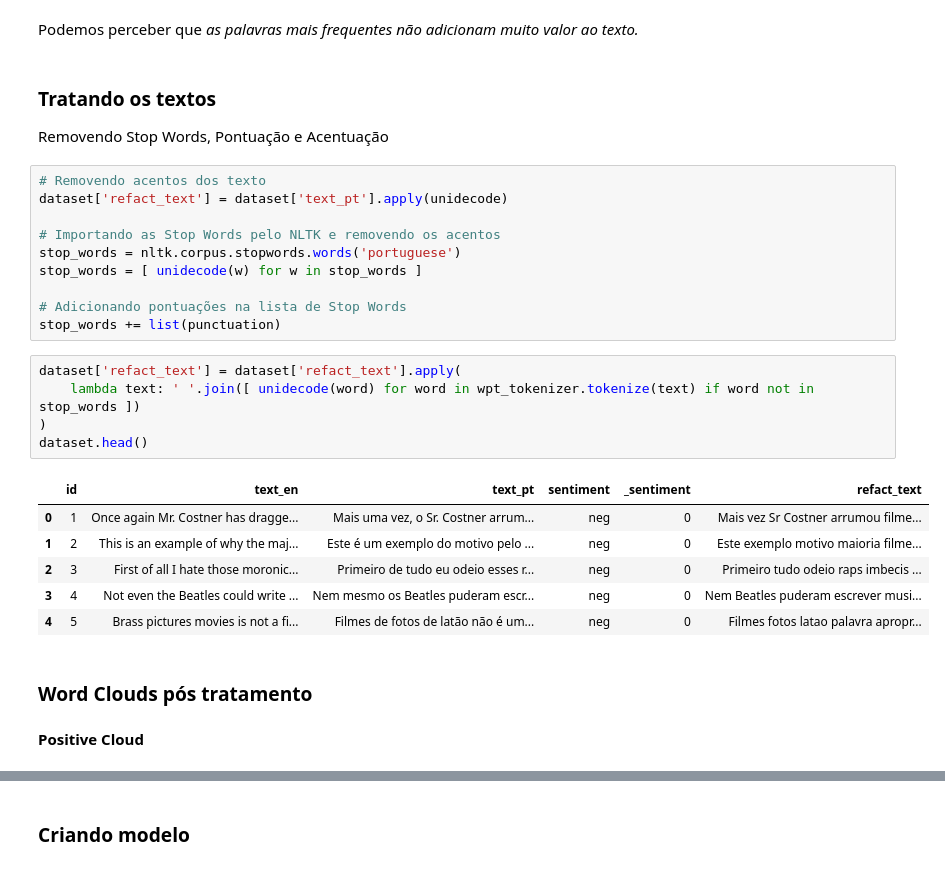
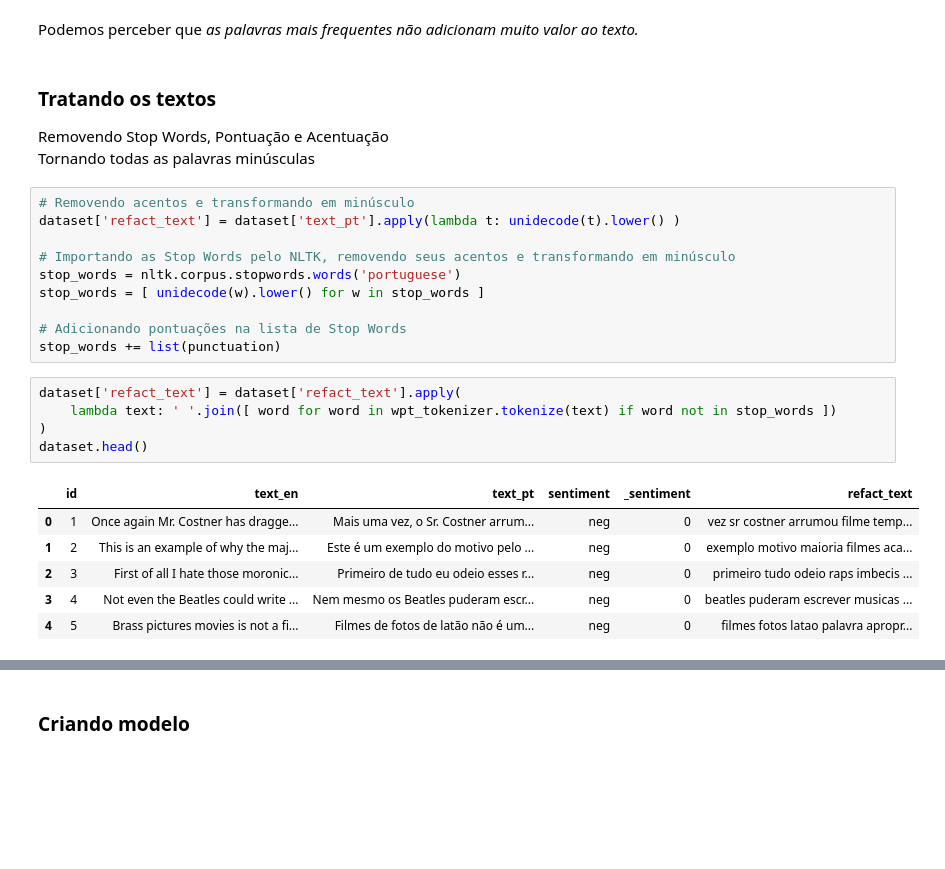
Before and after one commit to pveiga-abreu/feelings-identifier, a Jupyter notebook: main.ipynb, the cells around one changed output, grey strips where cells are left out. Drawn from its saved outputs; the diff is of its cells as text; blank space fills up the shorter version.

Commit message:
transforming texts to lower case

```diff
--- a/main.ipynb
+++ b/main.ipynb
@@ -141,30 +141,27 @@ frequency_df.nlargest(columns='freq', n=10)
 Podemos perceber que <em>as palavras mais frequentes não adicionam muito valor ao texto.</em>
 # %% [markdown]
 ### Tratando os textos
-Removendo Stop Words, Pontuação e Acentuação
+Removendo Stop Words, Pontuação e Acentuação <br>
+Tornando todas as palavras minúsculas
-# %%
-# Removendo acentos dos texto
-dataset['refact_text'] = dataset['text_pt'].apply(unidecode)
-
-# Importando as Stop Words pelo NLTK e removendo os acentos
-stop_words = nltk.corpus.stopwords.words('portuguese')
-stop_words = [ unidecode(w) for w in stop_words ]
-
-# Adicionando pontuações na lista de Stop Words
-stop_words += list(punctuation)
+# %%
+# Removendo acentos e transformando em minúsculo
+dataset['refact_text'] = dataset['text_pt'].apply(lambda t: unidecode(t).lower() )
+
+# Importando as Stop Words pelo NLTK, removendo seus acentos e transformando em minúsculo
+stop_words = nltk.corpus.stopwords.words('portuguese')
+stop_words = [ unidecode(w).lower() for w in stop_words ]
+
+# Adicionando pontuações na lista de Stop Words
+stop_words += list(punctuation)
 # %%
 dataset['refact_text'] = dataset['refact_text'].apply(
-    lambda text: ' '.join([ unidecode(word) for word in wpt_tokenizer.tokenize(text) if word not in stop_words ])
+    lambda text: ' '.join([ word for word in wpt_tokenizer.tokenize(text) if word not in stop_words ])
 )
 dataset.head()
 # %% [output]
 |  | id | text_en | text_pt | sentiment | _sentiment | refact_text |
-| 0 | 1 | Once again Mr. Costner has dragge... | Mais uma vez, o Sr. Costner arrum... | neg | 0 | Mais vez Sr Costner arrumou filme... |
-| 1 | 2 | This is an example of why the maj... | Este é um exemplo do motivo pelo ... | neg | 0 | Este exemplo motivo maioria filme... |
-| 2 | 3 | First of all I hate those moronic... | Primeiro de tudo eu odeio esses r... | neg | 0 | Primeiro tudo odeio raps imbecis ... |
-| 3 | 4 | Not even the Beatles could write ... | Nem mesmo os Beatles puderam escr... | neg | 0 | Nem Beatles puderam escrever musi... |
-| 4 | 5 | Brass pictures movies is not a fi... | Filmes de fotos de latão não é um... | neg | 0 | Filmes fotos latao palavra apropr... |
+| 0 | 1 | Once again Mr. Costner has dragge... | Mais uma vez, o Sr. Costner arrum... | neg | 0 | vez sr costner arrumou filme temp... |
+| 1 | 2 | This is an example of why the maj... | Este é um exemplo do motivo pelo ... | neg | 0 | exemplo motivo maioria filmes aca... |
+| 2 | 3 | First of all I hate those moronic... | Primeiro de tudo eu odeio esses r... | neg | 0 | primeiro tudo odeio raps imbecis ... |
+| 3 | 4 | Not even the Beatles could write ... | Nem mesmo os Beatles puderam escr... | neg | 0 | beatles puderam escrever musicas ... |
+| 4 | 5 | Brass pictures movies is not a fi... | Filmes de fotos de latão não é um... | neg | 0 | filmes fotos latao palavra apropr... |
-# %% [markdown]
-### Word Clouds pós tratamento
-# %% [markdown]
-<strong>Positive Cloud</strong>
```
Also changed, not shown: parts of 24 cells of this notebook.
